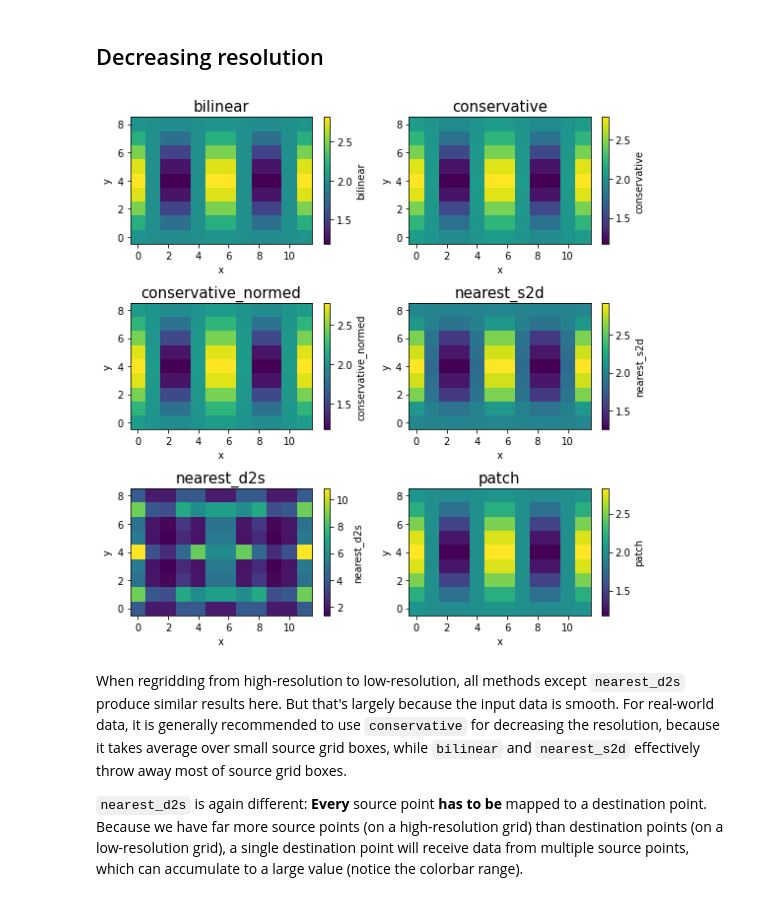
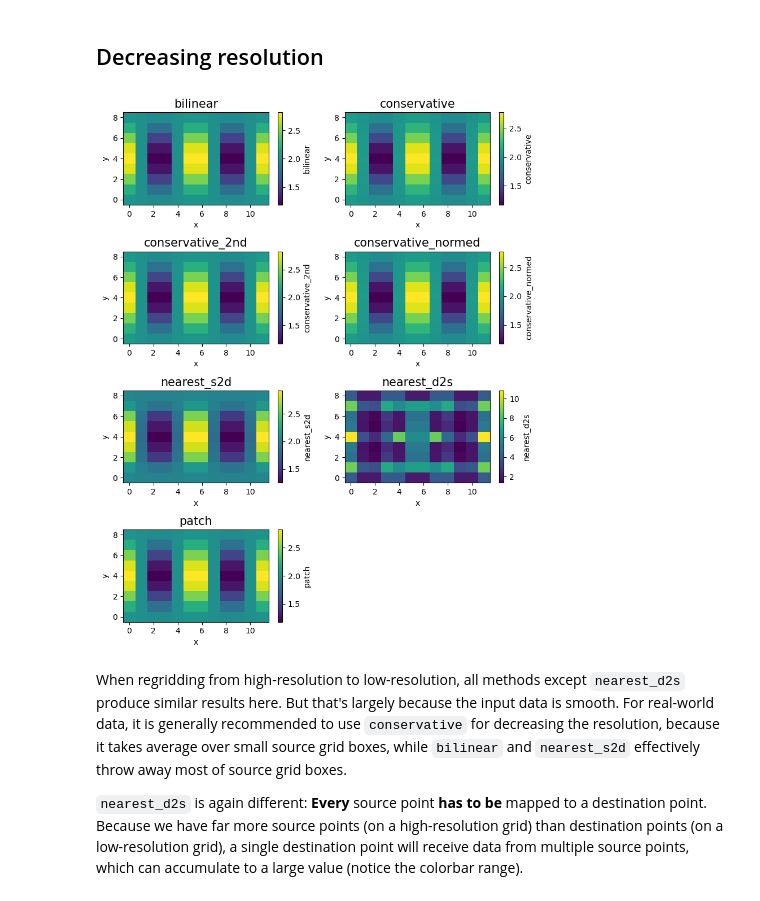
Before and after one commit to pangeo-data/xESMF, a Jupyter notebook: doc/notebooks/Compare_algorithms.ipynb, the cells around one changed output. Saved outputs shown, nothing was run; the diff lists cells and outputs as text; code cells hidden in the pictures.

```diff
--- a/doc/notebooks/Compare_algorithms.ipynb
+++ b/doc/notebooks/Compare_algorithms.ipynb
@@ -54,6 +57,7 @@ import xesmf as xe
 method_list = [
     "bilinear",
     "conservative",
+    "conservative_2nd",
     "conservative_normed",
     "nearest_s2d",
     "nearest_d2s",
@@ -121,12 +125,15 @@ Wall time: 431 ms
 # %% [markdown]
 Nearest neighbour algorithms are very fast while the patch method is quite slow.
 # %%
-fig, axes = plt.subplots(3, 2, figsize=[8, 8])
+fig, axes = plt.subplots(4, 2, figsize=[8, 10])
 
 for i, method in enumerate(method_list):
     ax = axes.flatten()[i]
     ds_fine[method].plot.pcolormesh(ax=ax)
     ax.set_title(method, fontsize=15)
 
+for ax in axes.flatten()[len(method_list) :]:
+    ax.set_visible(False)
+
 plt.tight_layout()
 # %% [output]
@@ -148,15 +155,17 @@ the destination points that are closest to source points can receive data.
 for method in method_list:
     ds_coarse[method] = regrid(ds_in, ds_coarse, ds_in["data"], method)
 # %%
-fig, axes = plt.subplots(3, 2, figsize=[8, 8])
+fig, axes = plt.subplots(4, 2, figsize=[8, 10])
 
 for i, method in enumerate(method_list):
     ax = axes.flatten()[i]
     ds_coarse[method].plot.pcolormesh(ax=ax)
     ax.set_title(method, fontsize=15)
+for ax in axes.flatten()[len(method_list) :]:
+    ax.set_visible(False)
 plt.tight_layout()
 # %% [output]
-[figure, old version]
+[figure, new version]
 # %% [markdown]
 When regridding from high-resolution to low-resolution, all methods except
 `nearest_d2s` produce similar results here. But that's largely because the input
```
Also changed, not shown: parts of 5 cells of this notebook, 3 other files.
